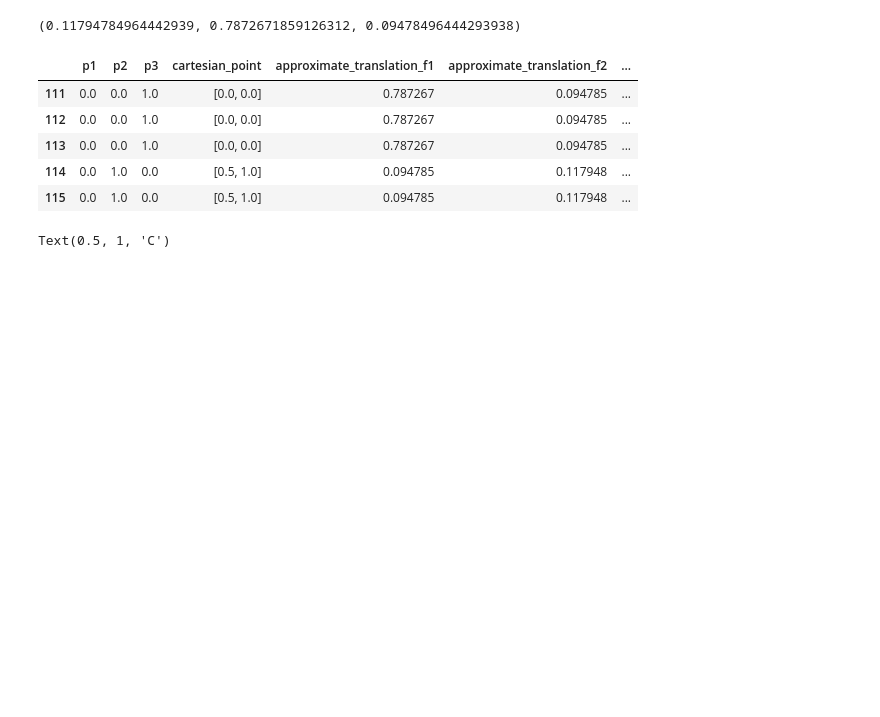
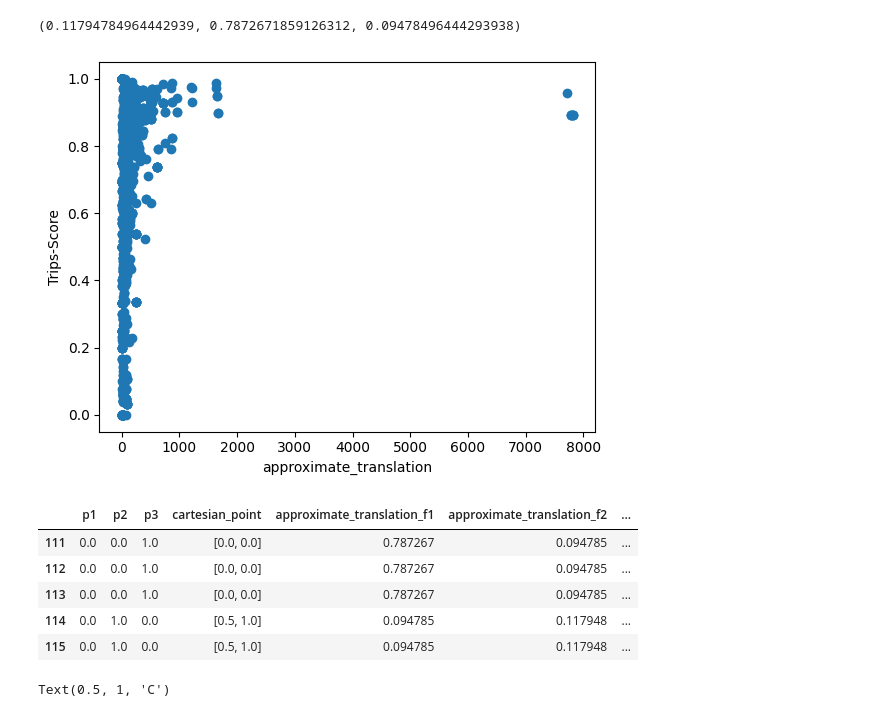
Before and after one commit to JackCurragh/Metric-Analysis, a Jupyter notebook: triplet_periodicity/triangle.ipynb, the cells around one changed output. Drawn from its saved outputs; the diff is of its cells as text; code cells hidden in the pictures; blank space fills up the shorter version.

```diff
--- a/triplet_periodicity/triangle.ipynb
+++ b/triplet_periodicity/triangle.ipynb
@@ -448,3 +505,11 @@ metagene
+# %%
+# plot approximate translation
+plt.scatter(merged['approximate_translation'].apply(lambda x: max(x)), merged['Trips-Score'])
+plt.xlabel('approximate_translation')
+plt.ylabel('Trips-Score')
+plt.show()
+# %% [output]
+[figure, added]
 # %%
 # approximate translation for each row in merged
 merged['approximate_translation'] = merged.apply(lambda x: approximate_translation(x.values[1:4], metagene), axis=1)
```
Also changed, not shown: parts of 13 cells of this notebook, 2 other files.
